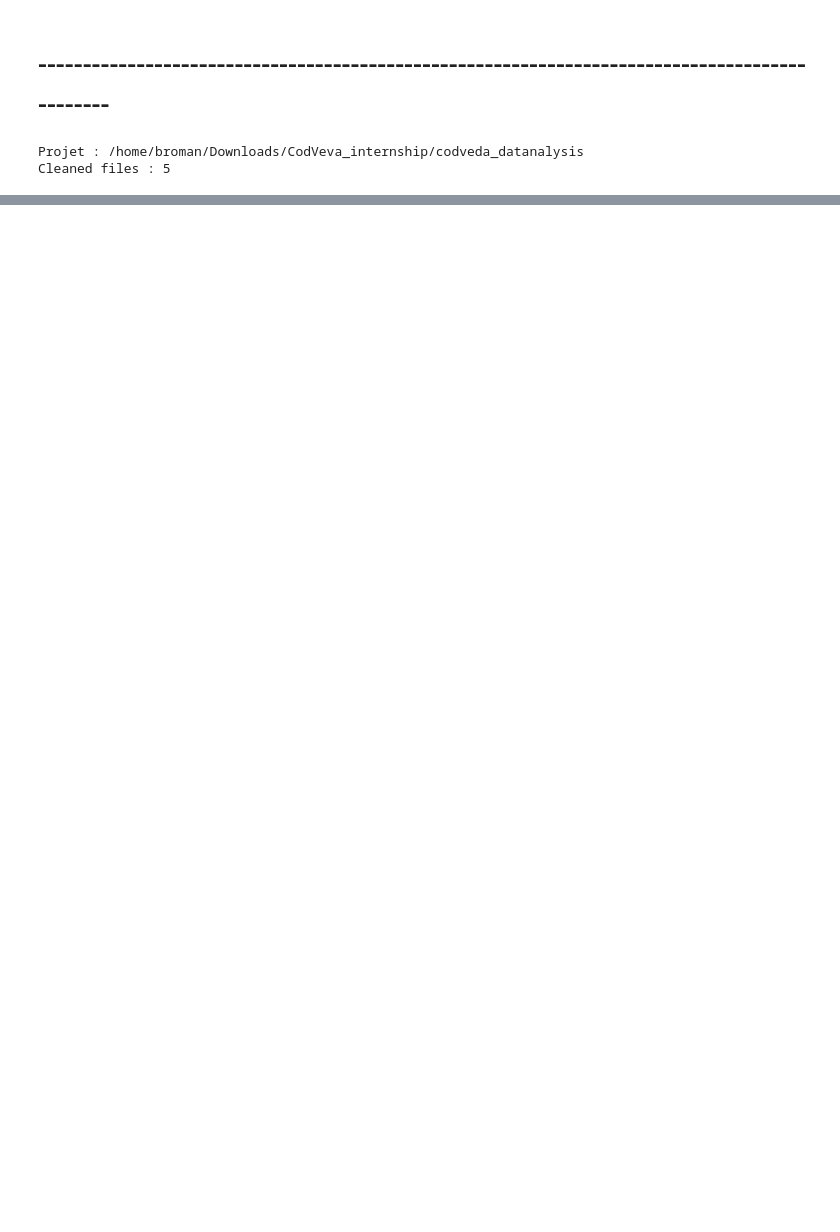
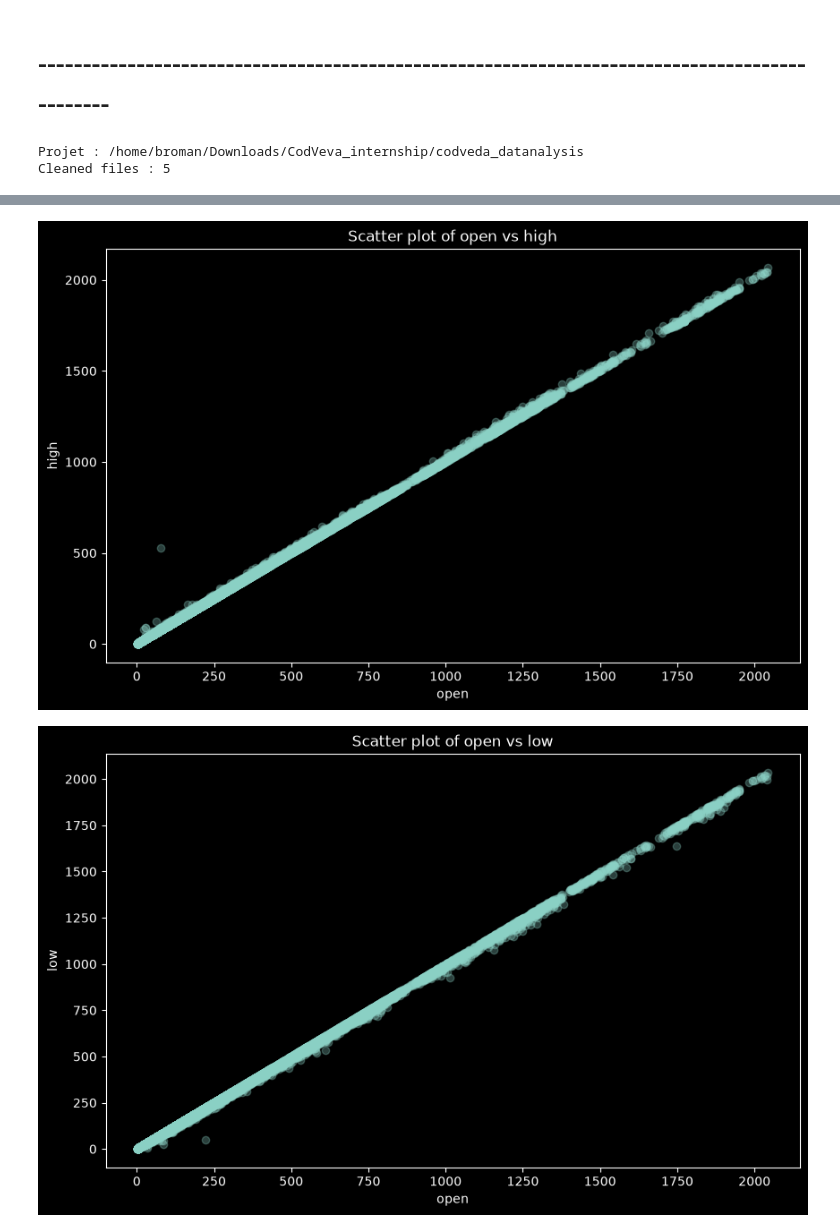
Before and after one commit to bro-gervil/codveda_datanalysis, a Jupyter notebook: my_notebooks/level_1/task_2/EDA.ipynb, the cells around one changed output, grey strips where cells are left out. Drawn from its saved outputs; the diff is of its cells as text; code cells hidden in the pictures; blank space fills up the shorter version.

```diff
--- a/my_notebooks/level_1/task_2/EDA.ipynb
+++ b/my_notebooks/level_1/task_2/EDA.ipynb
@@ -60,0 +141,16 @@ c_stock.describe()
+# %%
+#Scatter plots for numerical columns
+for i in range(len(numeric_columns)):
+    for j in range(i + 1, len(numeric_columns)):
+        plt.figure(figsize=(10, 6))
+        plt.scatter(c_stock[numeric_columns[i]], c_stock[numeric_columns[j]], alpha=0.3)
+        plt.title(f'Scatter plot of {numeric_columns[i]} vs {numeric_columns[j]}')
+        plt.xlabel(numeric_columns[i])
+        plt.ylabel(numeric_columns[j])
+        plt.show()
+
+#Or i can use the statement below
+#sns.pairplot(c_stock)
+# %% [output]
+[figure, added]
+[figure, added]
```
Also changed, not shown: parts of 16 cells of this notebook, 16 other files.
